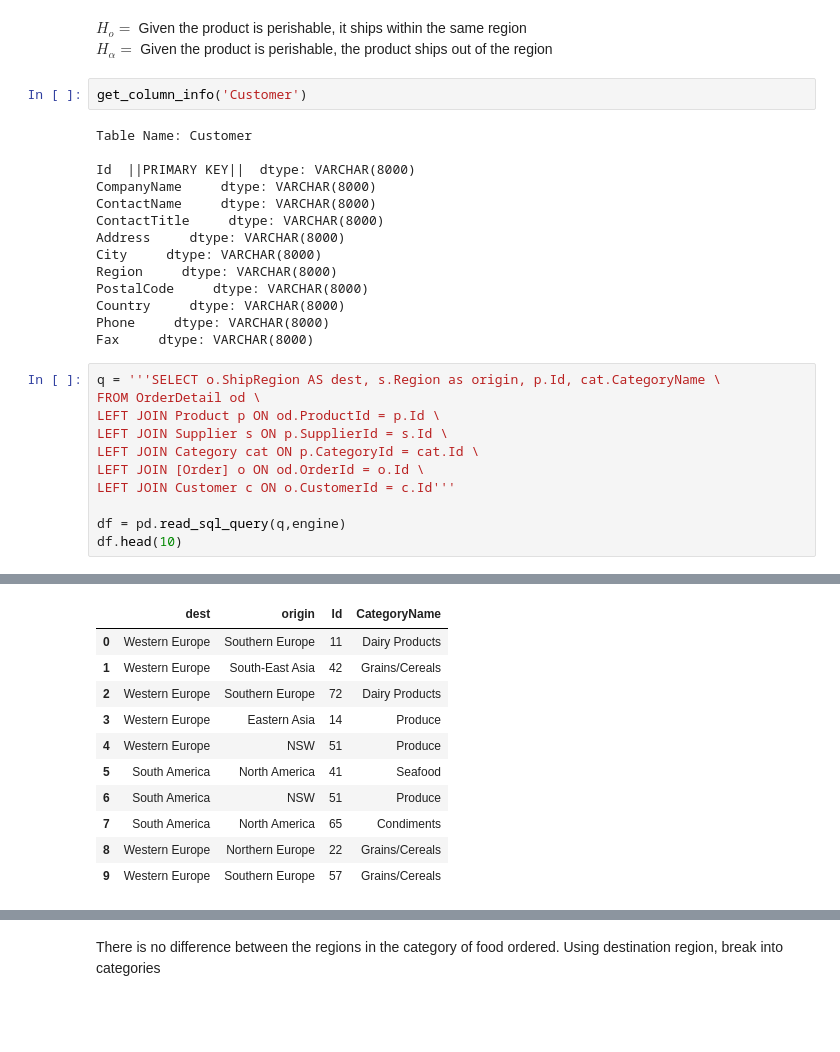
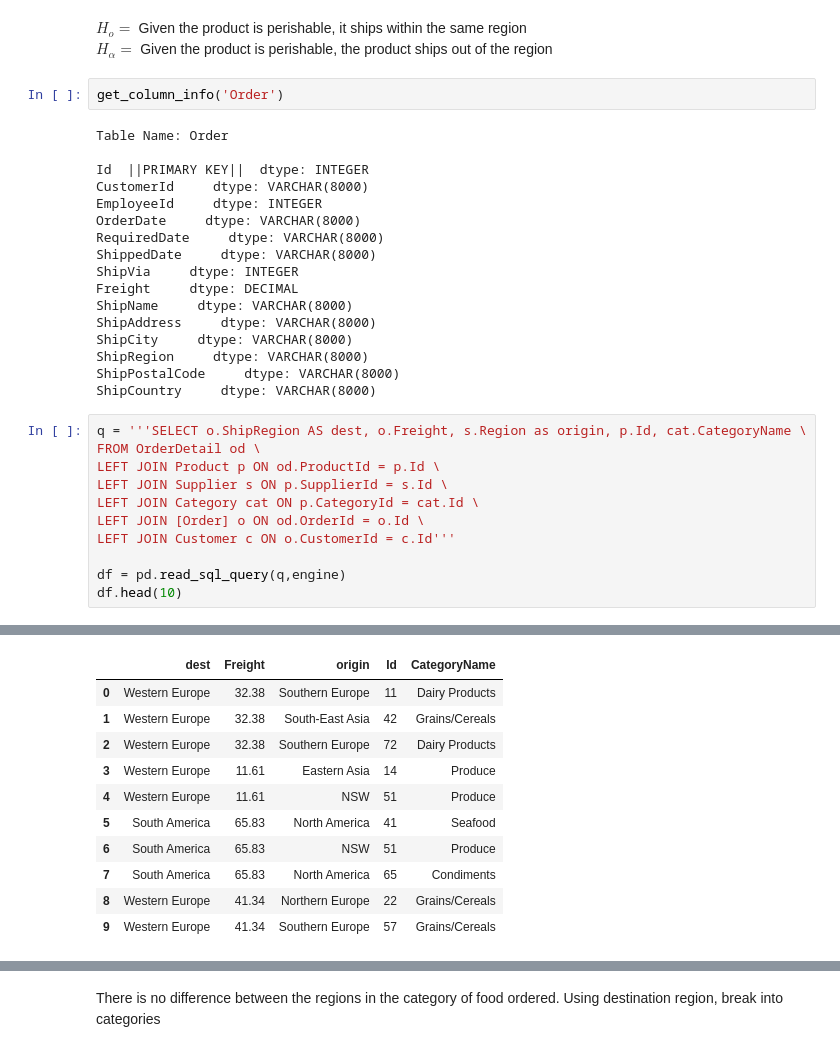
Before and after one commit to Socjon/dsc-2-final-project-online-ds-pt-100118, a Jupyter notebook: rough.ipynb, the cells around one changed output, grey strips where cells are left out. Saved outputs shown, nothing was run; the diff lists cells and outputs as text; blank space fills up the shorter version.

```diff
--- a/rough.ipynb
+++ b/rough.ipynb
@@ -890,23 +889,26 @@ PS (DO I compare VS no managenment in title or VS overall?)
 $H_{o} =$ Given the product is perishable, it ships within the same region
 $H_{\alpha} =$ Given the product is perishable, the product ships out of the region
 # %%
-get_column_info('Customer')
+get_column_info('Order')
 # %% [output]
-Table Name: Customer
+Table Name: Order
 
-Id  ||PRIMARY KEY||  dtype: VARCHAR(8000)
-CompanyName     dtype: VARCHAR(8000)
-ContactName     dtype: VARCHAR(8000)
-ContactTitle     dtype: VARCHAR(8000)
-Address     dtype: VARCHAR(8000)
-City     dtype: VARCHAR(8000)
-Region     dtype: VARCHAR(8000)
-PostalCode     dtype: VARCHAR(8000)
-Country     dtype: VARCHAR(8000)
-Phone     dtype: VARCHAR(8000)
-Fax     dtype: VARCHAR(8000)
+Id  ||PRIMARY KEY||  dtype: INTEGER
+CustomerId     dtype: VARCHAR(8000)
+EmployeeId     dtype: INTEGER
+OrderDate     dtype: VARCHAR(8000)
+RequiredDate     dtype: VARCHAR(8000)
+ShippedDate     dtype: VARCHAR(8000)
+ShipVia     dtype: INTEGER
+Freight     dtype: DECIMAL
+ShipName     dtype: VARCHAR(8000)
+ShipAddress     dtype: VARCHAR(8000)
+ShipCity     dtype: VARCHAR(8000)
+ShipRegion     dtype: VARCHAR(8000)
+ShipPostalCode     dtype: VARCHAR(8000)
+ShipCountry     dtype: VARCHAR(8000)
 # %%
-q = '''SELECT o.ShipRegion AS dest, s.Region as origin, p.Id, cat.CategoryName \
+q = '''SELECT o.ShipRegion AS dest, o.Freight, s.Region as origin, p.Id, cat.CategoryName \
 FROM OrderDetail od \
 LEFT JOIN Product p ON od.ProductId = p.Id \
 LEFT JOIN Supplier s ON p.SupplierId = s.Id \
@@ -922,11 +924,11 @@ df.head(10)
-|  | dest | origin | Id | CategoryName |
-| 0 | Western Europe | Southern Europe | 11 | Dairy Products |
-| 1 | Western Europe | South-East Asia | 42 | Grains/Cereals |
-| 2 | Western Europe | Southern Europe | 72 | Dairy Products |
-| 3 | Western Europe | Eastern Asia | 14 | Produce |
-| 4 | Western Europe | NSW | 51 | Produce |
-| 5 | South America | North America | 41 | Seafood |
-| 6 | South America | NSW | 51 | Produce |
-| 7 | South America | North America | 65 | Condiments |
-| 8 | Western Europe | Northern Europe | 22 | Grains/Cereals |
-| 9 | Western Europe | Southern Europe | 57 | Grains/Cereals |
+|  | dest | Freight | origin | Id | CategoryName |
+| 0 | Western Europe | 32.38 | Southern Europe | 11 | Dairy Products |
+| 1 | Western Europe | 32.38 | South-East Asia | 42 | Grains/Cereals |
+| 2 | Western Europe | 32.38 | Southern Europe | 72 | Dairy Products |
+| 3 | Western Europe | 11.61 | Eastern Asia | 14 | Produce |
+| 4 | Western Europe | 11.61 | NSW | 51 | Produce |
+| 5 | South America | 65.83 | North America | 41 | Seafood |
+| 6 | South America | 65.83 | NSW | 51 | Produce |
+| 7 | South America | 65.83 | North America | 65 | Condiments |
+| 8 | Western Europe | 41.34 | Northern Europe | 22 | Grains/Cereals |
+| 9 | Western Europe | 41.34 | Southern Europe | 57 | Grains/Cereals |
```
Also changed, not shown: parts of 28 cells of this notebook.
